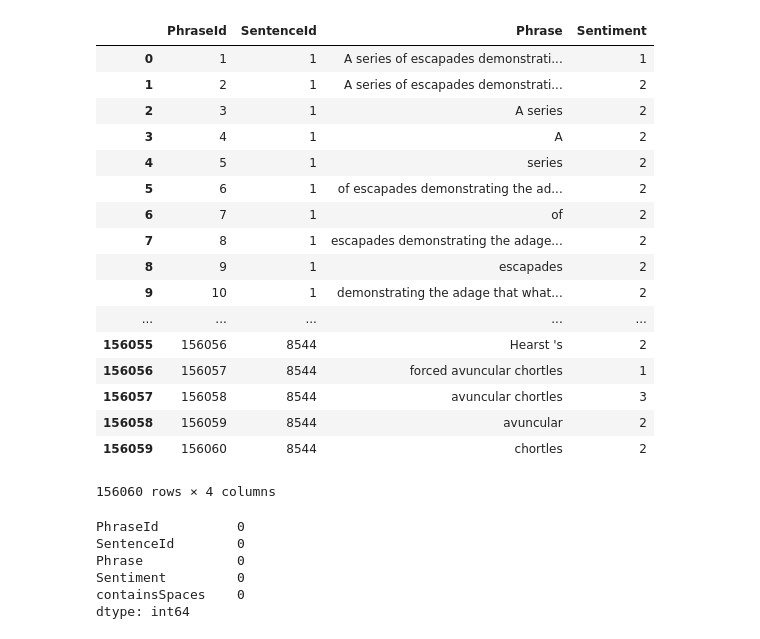
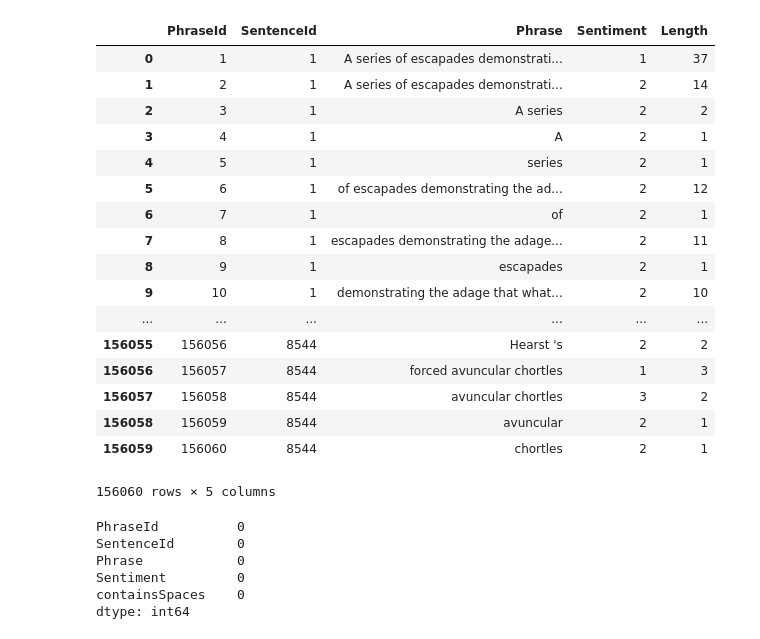
Before and after one commit to paulruvolo/DataScience16CYOA, a Jupyter notebook: kiki_data_exploration.ipynb, the cells around one changed output. Drawn from its saved outputs; the diff is of its cells as text; code cells hidden in the pictures.

```diff
--- a/kiki_data_exploration.ipynb
+++ b/kiki_data_exploration.ipynb
@@ -1,32 +1,33 @@
 # %%
 #Import needed libraries and get data
 %matplotlib inline
 
 import pandas as pd
 import numpy as np
 from matplotlib import pyplot as plt
 
 data = pd.read_table('train.tsv')
+data["Length"] = data['Phrase'].apply(lambda x: len(x.split()))
 data
 # %% [output]
-|  | PhraseId | SentenceId | Phrase | Sentiment |
-| 0 | 1 | 1 | A series of escapades demonstrati... | 1 |
-| 1 | 2 | 1 | A series of escapades demonstrati... | 2 |
-| 2 | 3 | 1 | A series | 2 |
-| 3 | 4 | 1 | A | 2 |
-| 4 | 5 | 1 | series | 2 |
-| 5 | 6 | 1 | of escapades demonstrating the ad... | 2 |
-| 6 | 7 | 1 | of | 2 |
-| 7 | 8 | 1 | escapades demonstrating the adage... | 2 |
-| 8 | 9 | 1 | escapades | 2 |
-| 9 | 10 | 1 | demonstrating the adage that what... | 2 |
-| ... | ... | ... | ... | ... |
-| 156055 | 156056 | 8544 | Hearst 's | 2 |
-| 156056 | 156057 | 8544 | forced avuncular chortles | 1 |
-| 156057 | 156058 | 8544 | avuncular chortles | 3 |
-| 156058 | 156059 | 8544 | avuncular | 2 |
-| 156059 | 156060 | 8544 | chortles | 2 |
+|  | PhraseId | SentenceId | Phrase | Sentiment | Length |
+| 0 | 1 | 1 | A series of escapades demonstrati... | 1 | 37 |
+| 1 | 2 | 1 | A series of escapades demonstrati... | 2 | 14 |
+| 2 | 3 | 1 | A series | 2 | 2 |
+| 3 | 4 | 1 | A | 2 | 1 |
+| 4 | 5 | 1 | series | 2 | 1 |
+| 5 | 6 | 1 | of escapades demonstrating the ad... | 2 | 12 |
+| 6 | 7 | 1 | of | 2 | 1 |
+| 7 | 8 | 1 | escapades demonstrating the adage... | 2 | 11 |
+| 8 | 9 | 1 | escapades | 2 | 1 |
+| 9 | 10 | 1 | demonstrating the adage that what... | 2 | 10 |
+| ... | ... | ... | ... | ... | ... |
+| 156055 | 156056 | 8544 | Hearst 's | 2 | 2 |
+| 156056 | 156057 | 8544 | forced avuncular chortles | 1 | 3 |
+| 156057 | 156058 | 8544 | avuncular chortles | 3 | 2 |
+| 156058 | 156059 | 8544 | avuncular | 2 | 1 |
+| 156059 | 156060 | 8544 | chortles | 2 | 1 |
-156060 rows × 4 columns
+156060 rows × 5 columns
 # %%
 data["containsSpaces"] = data["Phrase"].apply(lambda x: ' ' not in x)
 single_words = data[data.containsSpaces == True]
```
Also changed, not shown: 11 other files.
